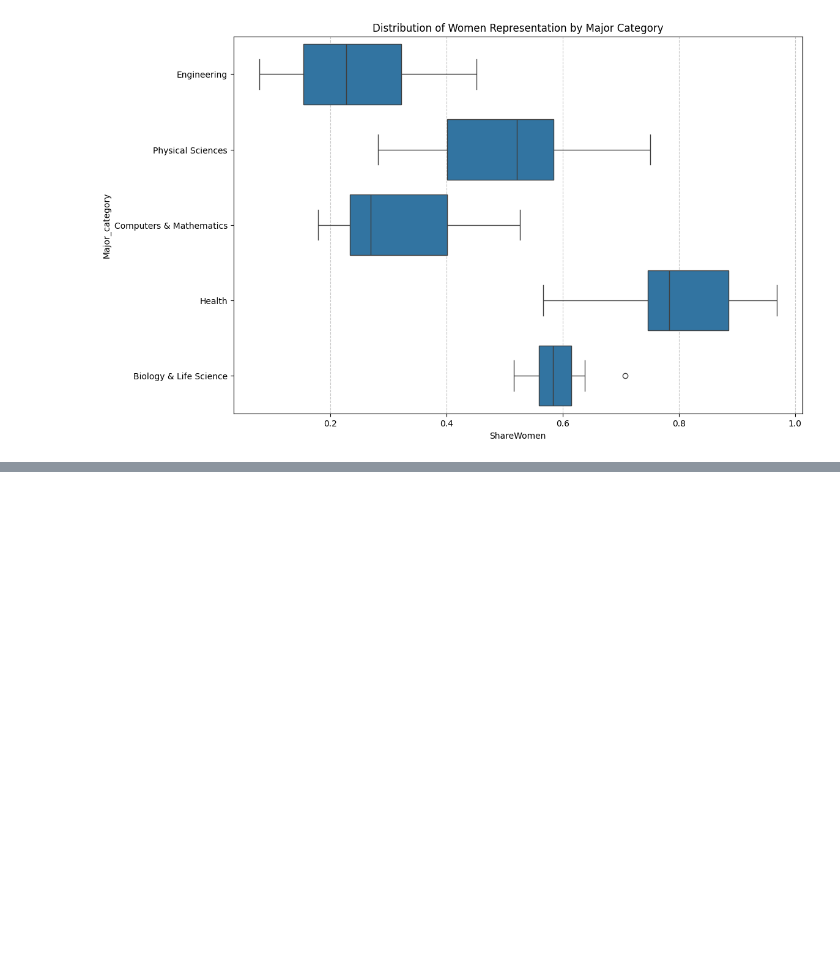
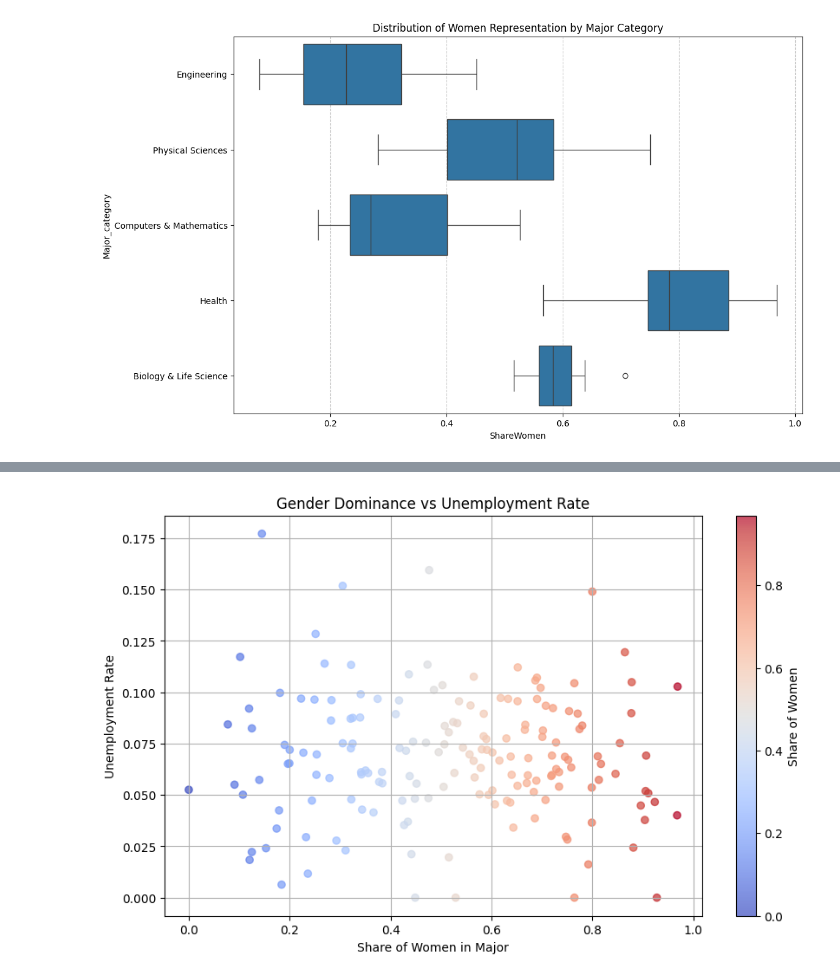
Before and after one commit to cph-datascience/census-career-exploration, a Jupyter notebook: Jonathan's Notebook/dataexp.ipynb, the cells around one changed output, grey strips where cells are left out. Cells and saved outputs as stored; diff of their text form; code cells hidden in the pictures; blank space fills up the shorter version.

```diff
--- a/Jonathan's Notebook/dataexp.ipynb
+++ b/Jonathan's Notebook/dataexp.ipynb
@@ -203,0 +229,31 @@ plt.show()
+# %%
+"""
+Unemployment_rate
+Part_time / Full_time
+Low_wage_jobs / Total
+"""
+
+r_grad['PartTimeRate'] = r_grad['Part_time'] / r_grad['Total']
+r_grad['LowWageRate'] = r_grad['Low_wage_jobs'] / r_grad['Total']
+# %%
+## Does Gender dominance influence job quality
+#### Scatter: ShareWomen vs Unemployment_rate
+plt.figure(figsize=(10, 6))
+
+scatter = plt.scatter(
+    r_grad['ShareWomen'],
+    r_grad['Unemployment_rate'],
+    c=r_grad['ShareWomen'],
+    cmap='coolwarm',
+    alpha=0.7
+)
+
+plt.colorbar(scatter, label='Share of Women')
+
+plt.title('Gender Dominance vs Unemployment Rate')
+plt.xlabel('Share of Women in Major')
+plt.ylabel('Unemployment Rate')
+plt.grid(True)
+plt.show()
+# %% [output]
+[figure, added]
```
Also changed, not shown: parts of 7 cells of this notebook.
